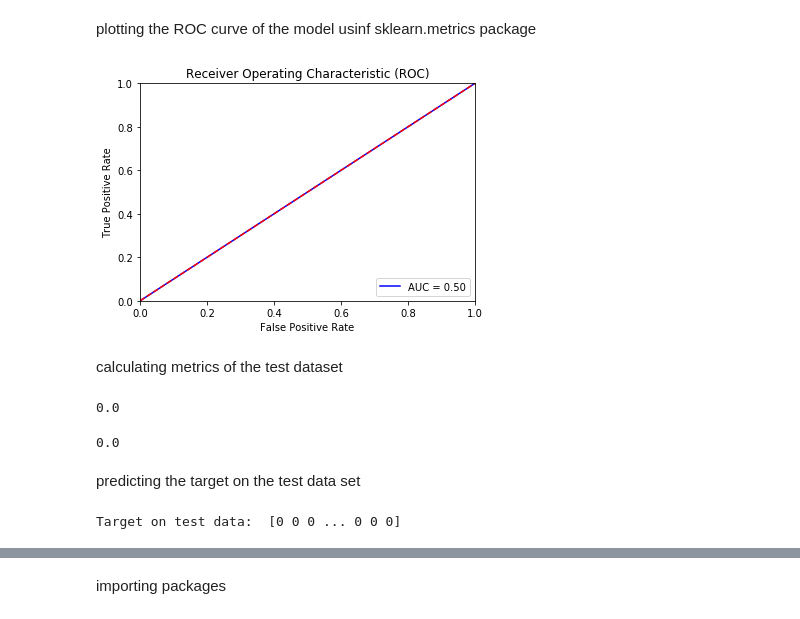
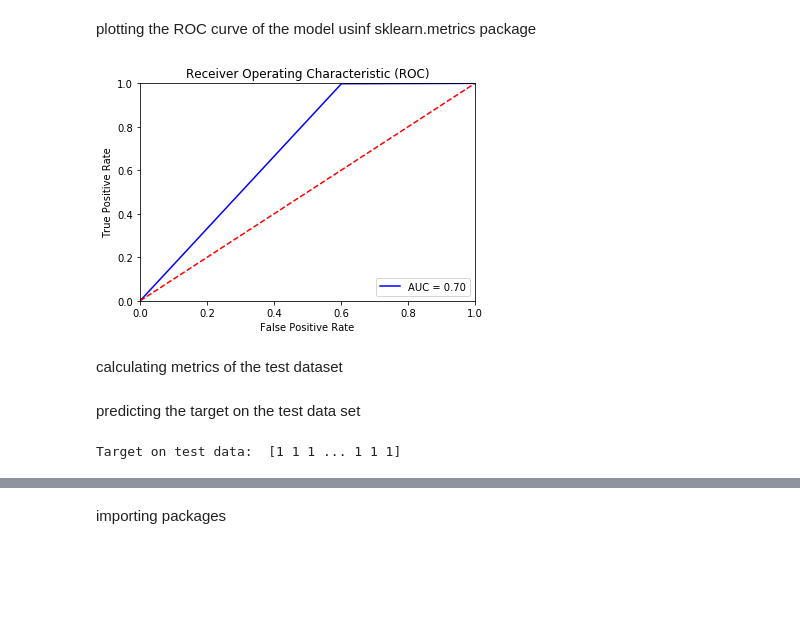
Before and after one commit to danielmmarquez/capstoneTwo-project, a Jupyter notebook: LoanDefaultData/redo.ipynb, the cells around one changed output, grey strips where cells are left out. Saved outputs shown, nothing was run; the diff lists cells and outputs as text; code cells hidden in the pictures; blank space fills up the shorter version.

```diff
--- a/LoanDefaultData/redo.ipynb
+++ b/LoanDefaultData/redo.ipynb
@@ -803,7 +808,7 @@ gird search complete.
 # %%
 #from sklearn.metrics import accuracy_score
-model = KNeighborsClassifier(n_neighbors = 14)
+modelknn = KNeighborsClassifier(n_neighbors = 11)
 # %%
 # fit the model with the training data
-model.fit(X_train,y_train)
+modelknn.fit(X_train,y_train)
 # %% [output]
@@ -811,5 +816,7 @@ KNeighborsClassifier(n_neighbors=14)
 # %%
 # predict the target on the train dataset
-predict_train = model.predict(X_train)
+predict_train = modelknn.predict(X_train)
 predict_train
+predict_test = modelknn.predict(X_test)
+predict_test
 # %% [output]
@@ -866,35 +882,27 @@ The negative predictive value is:  0.91
 # %% [markdown]
 plotting the ROC curve of the model usinf sklearn.metrics package
 # %%
-fpr, tpr, thresholds = metrics.roc_curve(y_train, predict_train, drop_intermediate = False)
+fpr, tpr, thresholds = roc_curve(y_train, predict_train, drop_intermediate = False)
 # %%
-roc_auc = metrics.auc(fpr, tpr)
+roc_auc = auc(fpr, tpr)
 
 plt.title('Receiver Operating Characteristic (ROC)')
 plt.plot(fpr, tpr, 'b', label = 'AUC = %0.2f' % roc_auc)
 plt.legend(loc = 'lower right')
 plt.plot([0, 1], [0, 1],'r--')
 plt.xlim([0, 1])
 plt.ylim([0, 1])
 plt.ylabel('True Positive Rate')
 plt.xlabel('False Positive Rate')
 plt.show()
 # %% [output]
-[figure, old version]
+[figure, new version]
 # %% [markdown]
 calculating metrics of the test dataset
-# %%
-precision_score(y_train,predict_train)
-# %% [output]
-0.0
-# %%
-recall_score(y_train,predict_train)
-# %% [output]
-0.0
 # %% [markdown]
 predicting the target on the test data set
 # %%
-predict_test = model.predict(X_test)
+predict_test = modelknn.predict(X_test)
 print('Target on test data: ',predict_test)
 # %% [output]
-Target on test data:  [0 0 0 ... 0 0 0]
+Target on test data:  [1 1 1 ... 1 1 1]
```
Also changed, not shown: parts of 135 cells of this notebook.
